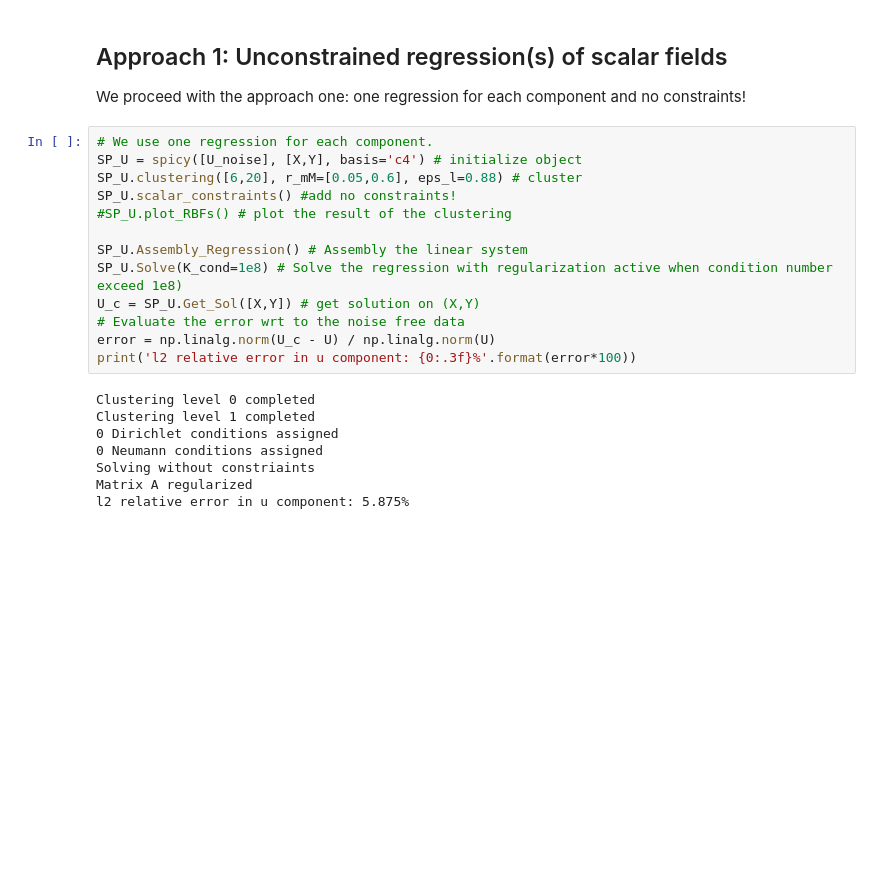
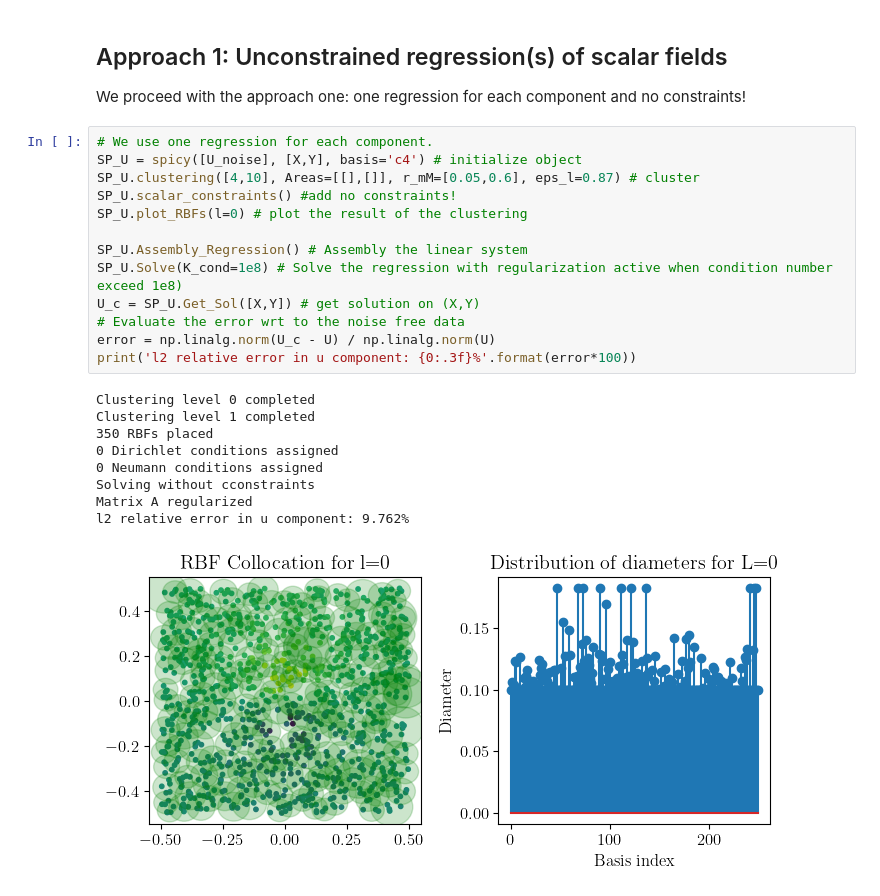
Before and after one commit to mendezVKI/SPICY_VKI, a Jupyter notebook: Tutorials/Tutorial_2_Oseen_Vortex_regression.ipynb, the cells around one changed output. Cells and saved outputs as stored; diff of their text form; blank space fills up the shorter version.

```diff
--- a/Tutorials/Tutorial_2_Oseen_Vortex_regression.ipynb
+++ b/Tutorials/Tutorial_2_Oseen_Vortex_regression.ipynb
@@ -80,22 +80,24 @@ We proceed with the approach one: one regression for each component and no const
 # %%
 # We use one regression for each component.
 SP_U = spicy([U_noise], [X,Y], basis='c4') # initialize object
-SP_U.clustering([6,20], r_mM=[0.05,0.6], eps_l=0.88) # cluster
+SP_U.clustering([4,10], Areas=[[],[]], r_mM=[0.05,0.6], eps_l=0.87) # cluster
 SP_U.scalar_constraints() #add no constraints!
-#SP_U.plot_RBFs() # plot the result of the clustering
+SP_U.plot_RBFs(l=0) # plot the result of the clustering
 
 SP_U.Assembly_Regression() # Assembly the linear system
 SP_U.Solve(K_cond=1e8) # Solve the regression with regularization active when condition number exceed 1e8)
 U_c = SP_U.Get_Sol([X,Y]) # get solution on (X,Y)
 # Evaluate the error wrt to the noise free data
 error = np.linalg.norm(U_c - U) / np.linalg.norm(U)
 print('l2 relative error in u component: {0:.3f}%'.format(error*100))
 # %% [output]
 Clustering level 0 completed
 Clustering level 1 completed
+350 RBFs placed
 0 Dirichlet conditions assigned
 0 Neumann conditions assigned
-Solving without constriaints
+Solving without cconstraints
 Matrix A regularized
-l2 relative error in u component: 5.875%
+l2 relative error in u component: 9.762%
+[figure, added]
 # %% [markdown]
```
Also changed, not shown: parts of 9 cells of this notebook, 6 other files.
